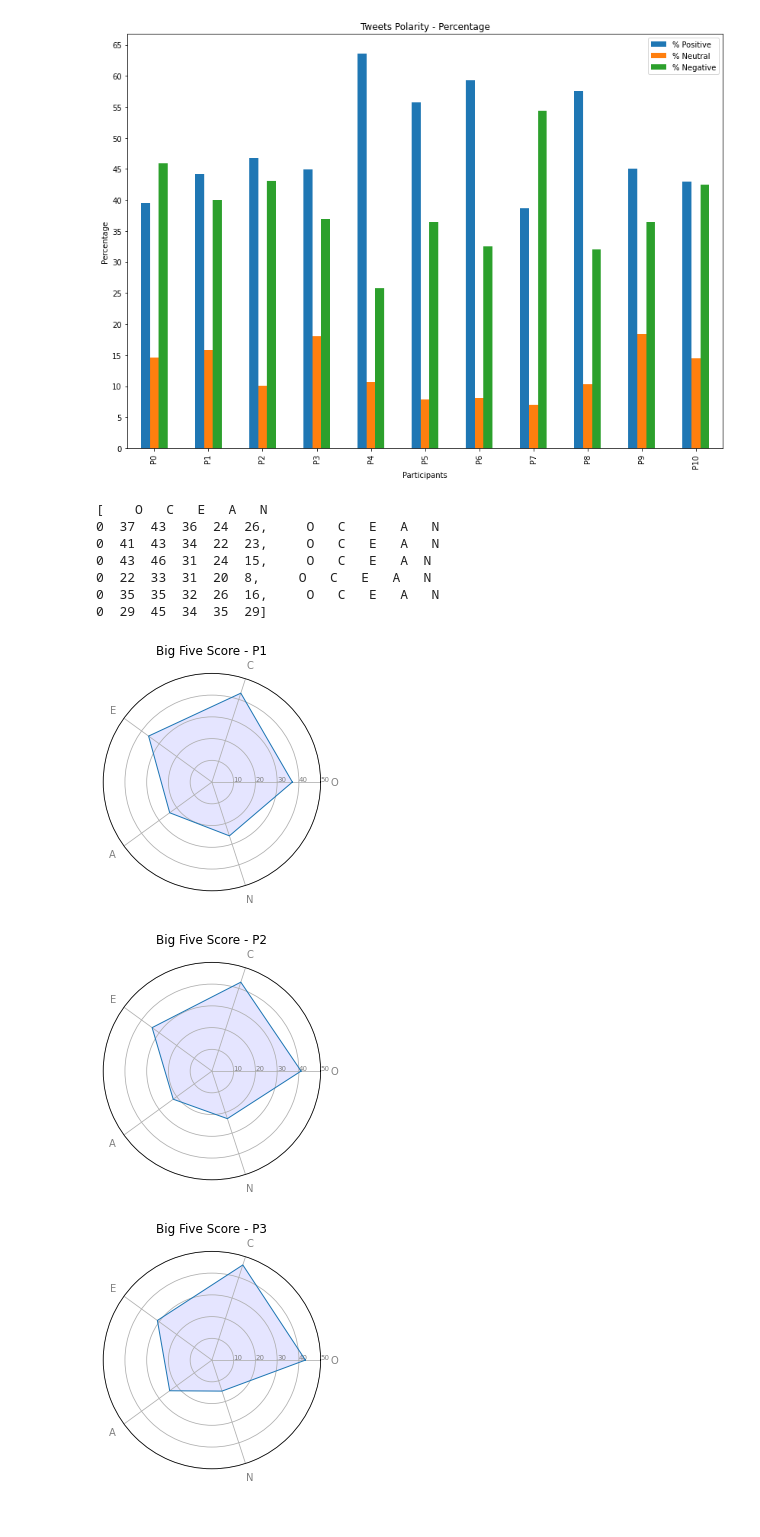
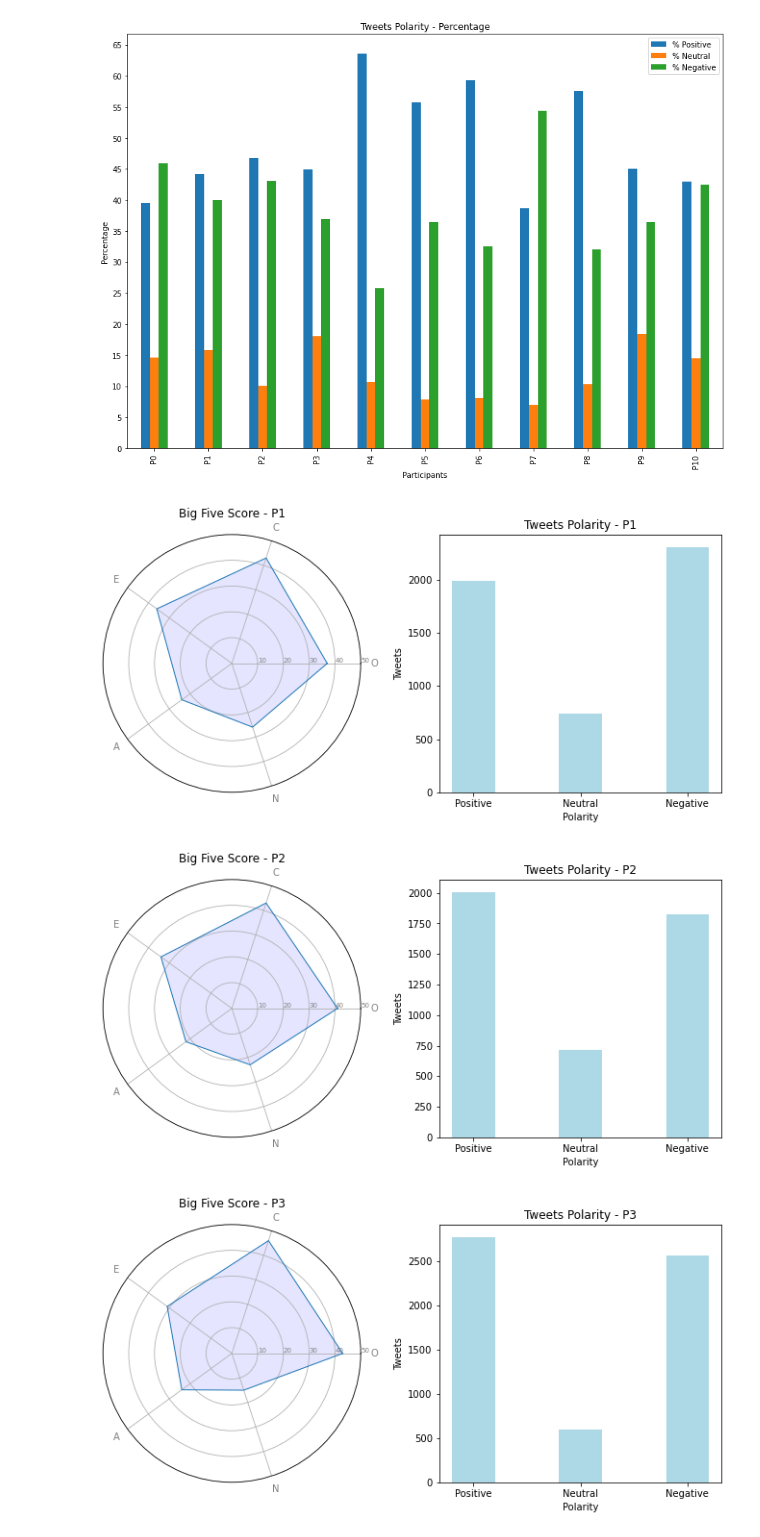
Before and after one commit to leosilva/peerj_computer_science_2022, a Jupyter notebook: Notebooks/Charts - Polarity Scores.ipynb, the cells around one changed output. Drawn from its saved outputs; the diff is of its cells as text; code cells hidden in the pictures.

```diff
--- a/Notebooks/Line Chart Polarity Scores.ipynb
+++ b/Notebooks/Charts - Polarity Scores.ipynb
@@ -309,7 +310,7 @@ plt.show()
 # %% [output]
 [figure]
 # %%
-bigfive = []
+bigfive = {}
 
 for c in data:
     id_user = c
@@ -317,26 +318,19 @@ for c in data:
     df_bf = pd.DataFrame(data[id_user]['bigfive'])
 
     if df_bf.empty == False:
+        id = int(df_bf[6])
 
         del df_bf[0]
         del df_bf[6]
 
         df_bf.columns = ['O', 'C', 'E', 'A', 'N']
 
-        bigfive.append(df_bf)
-
-print(bigfive)
+        bigfive[id] = df_bf
-# %% [output]
-[    O   C   E   A   N
-0  37  43  36  24  26,     O   C   E   A   N
-0  41  43  34  22  23,     O   C   E   A   N
-0  43  46  31  24  15,     O   C   E   A  N
-0  22  33  31  20  8,     O   C   E   A   N
-0  35  35  32  26  16,     O   C   E   A   N
-0  29  45  34  35  29]
 # %%
 count = 1
-for b in bigfive:
+
+for i in bigfive:
+    b = bigfive[i]
 
     o = [b['O']]
     c = [b['C']]
@@ -363,34 +357,64 @@ for b in bigfive:
     values=df.loc[0].drop('group').values.flatten().tolist()
     values += values[:1]
     values
 
     # What will be the angle of each axis in the plot? (we divide the plot / number of variable)
     angles = [n / float(N) * 2 * pi for n in range(N)]
     angles += angles[:1]
 
+
+    fig = plt.figure(figsize=(10, 5))
+    gs = GridSpec(nrows=1, ncols=2)
+
     # Initialise the spider plot
-    ax = plt.subplot(111, polar=True)
+    ax = fig.add_subplot(gs[0, 0])
+    ax = plt.subplot(121, polar=True)
 
     # Draw one axe per variable + add labels
     plt.xticks(angles[:-1], categories, color='grey', size=10)
 
     # Draw ylabels
     ax.set_rlabel_position(0)
     plt.yticks([10,20,30, 40, 50], ["10","20","30", '40', '50'], color="grey", size=7)
     plt.ylim(0,50)
 
     # Plot data
     ax.plot(angles, values, linewidth=1, linestyle='solid')
 
     # Fill area
     ax.fill(angles, values, 'b', alpha=0.1)
 
     plt.title('Big Five Score - P{}'.format(count))
 
+#     plt.tight_layout()
+
     # Show the graph
+#     plt.show()
+
+    plt.subplot(122)
+
+    y_range = range(0,6001, 500)
+
+    d = {"Positive": int(df_chart.query('id_user == {}'.format(i))['pos']),
+         "Neutral": int(df_chart.query('id_user == {}'.format(i))['neu']),
+         "Negative": int(df_chart.query('id_user == {}'.format(i))['neg'])}
+
+#     plt.figure(figsize = (8, 6))
+
+    plt.tight_layout(pad=2.8)
+#     plt.subplot_tool()
+
+    # creating the bar plot
+    plt.bar(d.keys(), d.values(), width = 0.4, color = 'lightblue')
+
+    plt.title('Tweets Polarity - P{}'.format(count))
+    plt.xlabel('Polarity')
+    plt.ylabel('Tweets')
+
     plt.show()
+
     count += 1
 # %% [output]
-[figure, old version]
+[figure, new version]
-[figure, old version]
+[figure, new version]
-[figure, old version]
+[figure, new version]
```
Also changed, not shown: parts of 6 cells of this notebook.
